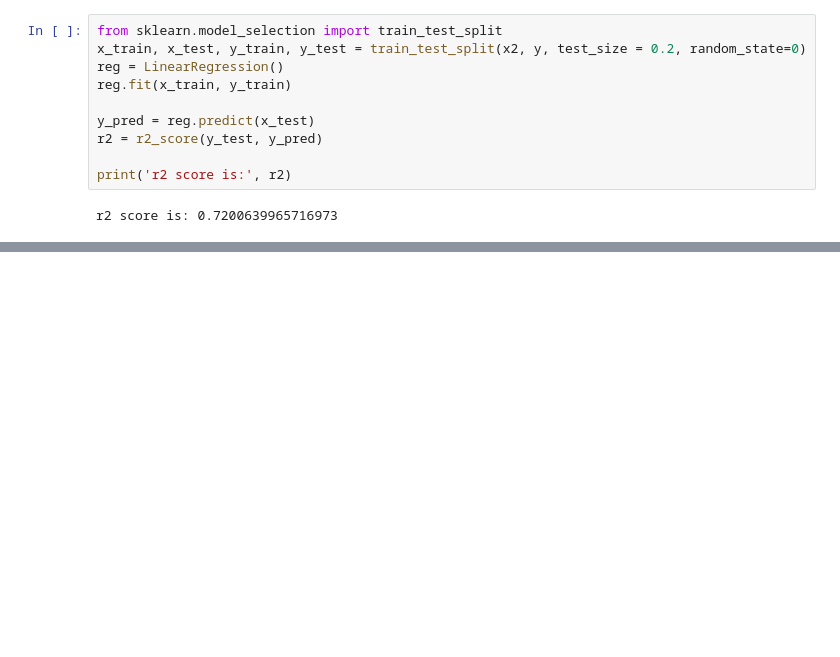
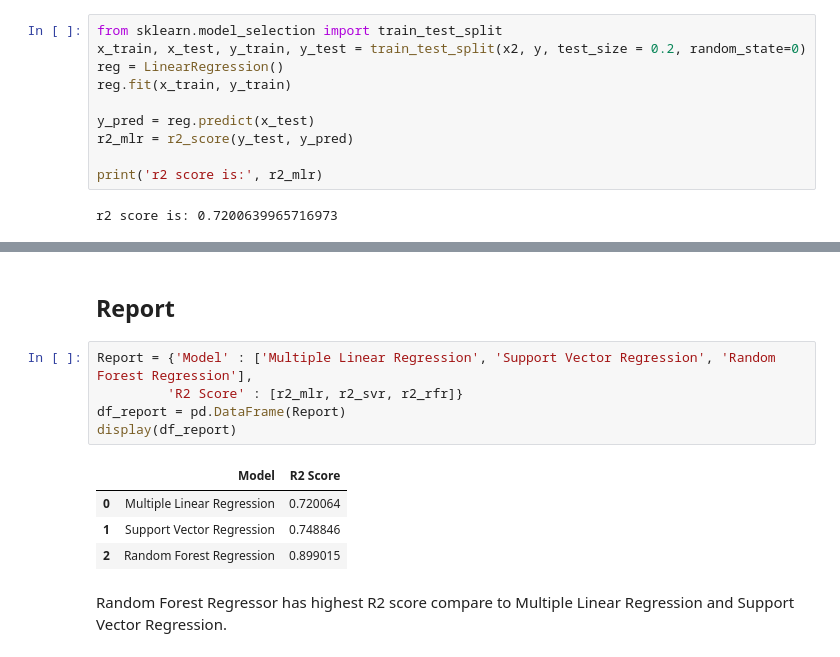
Before and after one commit to smoonlee1503/smoonlee1503, a Jupyter notebook: eda-ml-salary-based-on-country.ipynb, the cells around one changed output, grey strips where cells are left out. Drawn from its saved outputs; the diff is of its cells as text; blank space fills up the shorter version.

```diff
--- a/eda-ml-salary-based-on-country.ipynb
+++ b/eda-ml-salary-based-on-country.ipynb
@@ -274,9 +276,9 @@ reg = LinearRegression()
 reg.fit(x_train, y_train)
 
 y_pred = reg.predict(x_test)
-r2 = r2_score(y_test, y_pred)
+r2_mlr = r2_score(y_test, y_pred)
 
-print('r2 score is:', r2)
+print('r2 score is:', r2_mlr)
 # %% [output]
 r2 score is: 0.7200639965716973
 # %%
@@ -291,0 +338,14 @@ plt.show()
+# %% [markdown]
+## Report
+# %%
+Report = {'Model' : ['Multiple Linear Regression', 'Support Vector Regression', 'Random Forest Regression'],
+         'R2 Score' : [r2_mlr, r2_svr, r2_rfr]}
+df_report = pd.DataFrame(Report)
+display(df_report)
+# %% [output]
+|  | Model | R2 Score |
+| 0 | Multiple Linear Regression | 0.720064 |
+| 1 | Support Vector Regression | 0.748846 |
+| 2 | Random Forest Regression | 0.899015 |
+# %% [markdown]
+Random Forest Regressor has highest R2 score compare to Multiple Linear Regression and Support Vector Regression.
```
Also changed, not shown: parts of 8 cells of this notebook.
